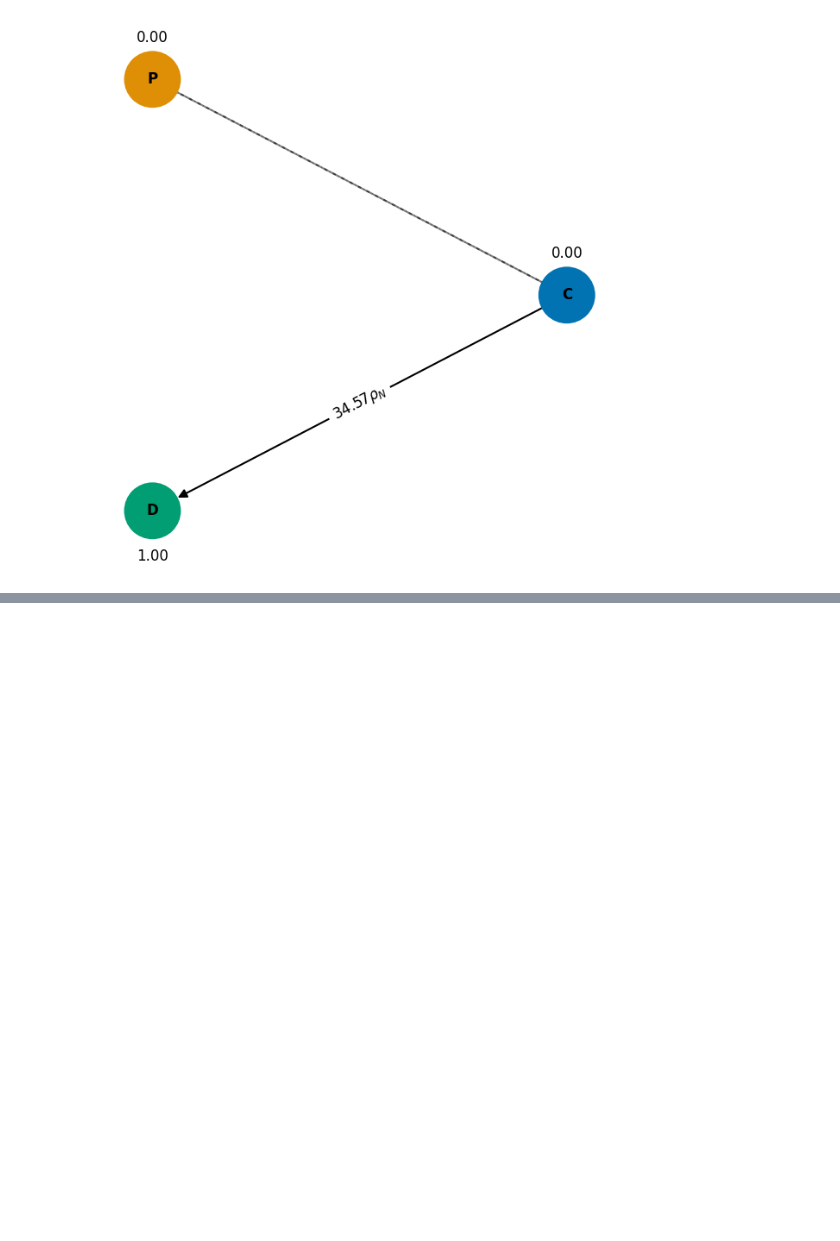
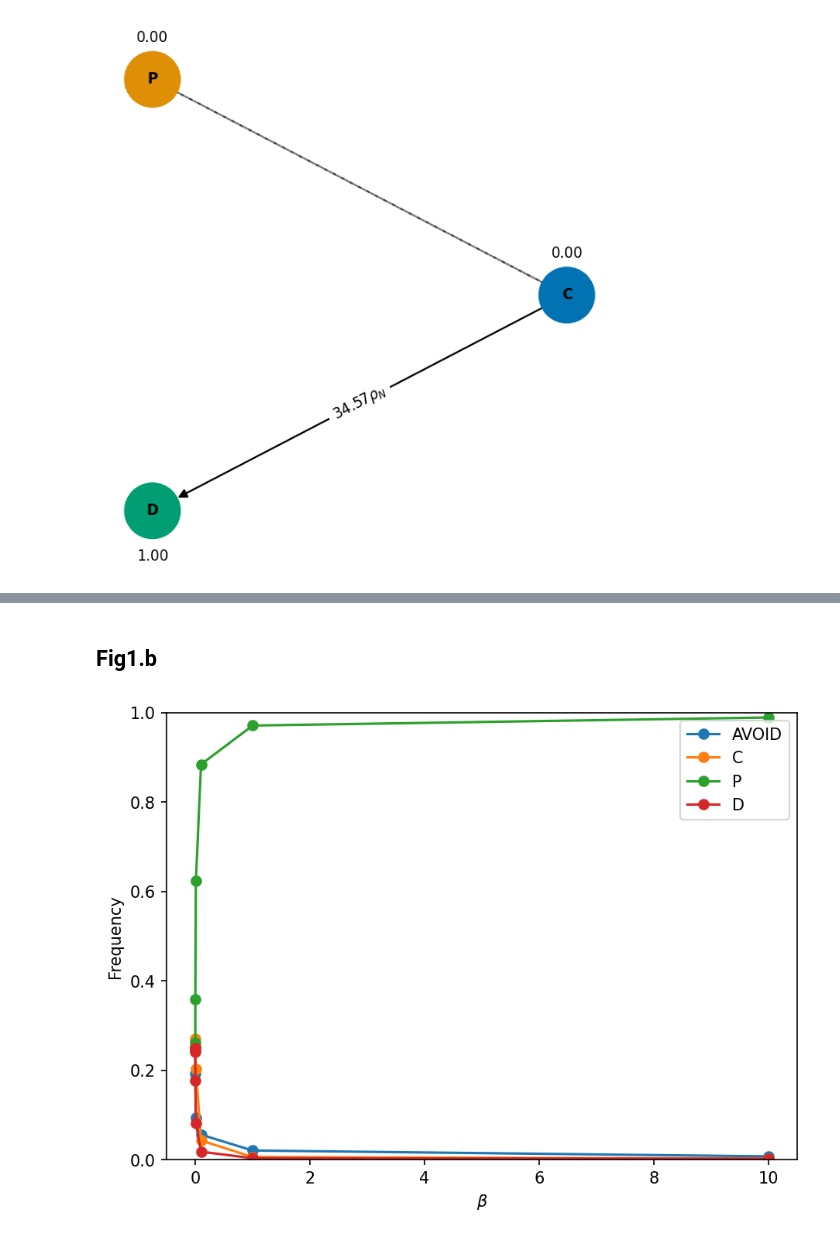
Before and after one commit to Tomvray/ULB, a Jupyter notebook: Learning dynamics/via freedom to cohersion.ipynb, the cells around one changed output, grey strips where cells are left out. Cells and saved outputs as stored; diff of their text form; code cells hidden in the pictures; blank space fills up the shorter version.

```diff
--- a/Learning dynamics/via freedom to cohersion.ipynb
+++ b/Learning dynamics/via freedom to cohersion.ipynb
@@ -335,0 +579,34 @@ plt.show() # display
+# %% [markdown]
+## Fig1.b
+# %%
+nb_points = 7
+nb_strategies = 4
+m= 1000
+
+s_values = np.ones(nb_points)
+mult = 0.00001
+for i in range(len(s_values)):
+    s_values[i] = mult
+    mult *= 10
+
+frequency = np.zeros((nb_points, nb_strategies), dtype = float)
+
+for i, s in enumerate(s_values):
+
+    game = PGG(m, n, c,r,sigma, gamma, beta)
+    evolver = PairwiseComparison(m, game)
+    transition_matrix,_ = evolver.calculate_transition_and_fixation_matrix_sml(s)
+    stationary_distribution = calculate_stationary_distribution(transition_matrix.transpose())
+
+    frequency[i,:] = stationary_distribution
+# %%
+fig, ax = plt.subplots(figsize=(7,5), dpi=150)
+ax.plot(s_values, frequency, marker='o')
+ax.legend(["AVOID"]+strategy_labels[1:])
+ax.set_ylim(0., 1.)
+ax.set_xlabel(r'$\beta$')
+ax.set_ylabel('Frequency')
+
+plt.show()
+# %% [output]
+[figure, added]
```
Also changed, not shown: parts of 21 cells of this notebook, 3 other files.
